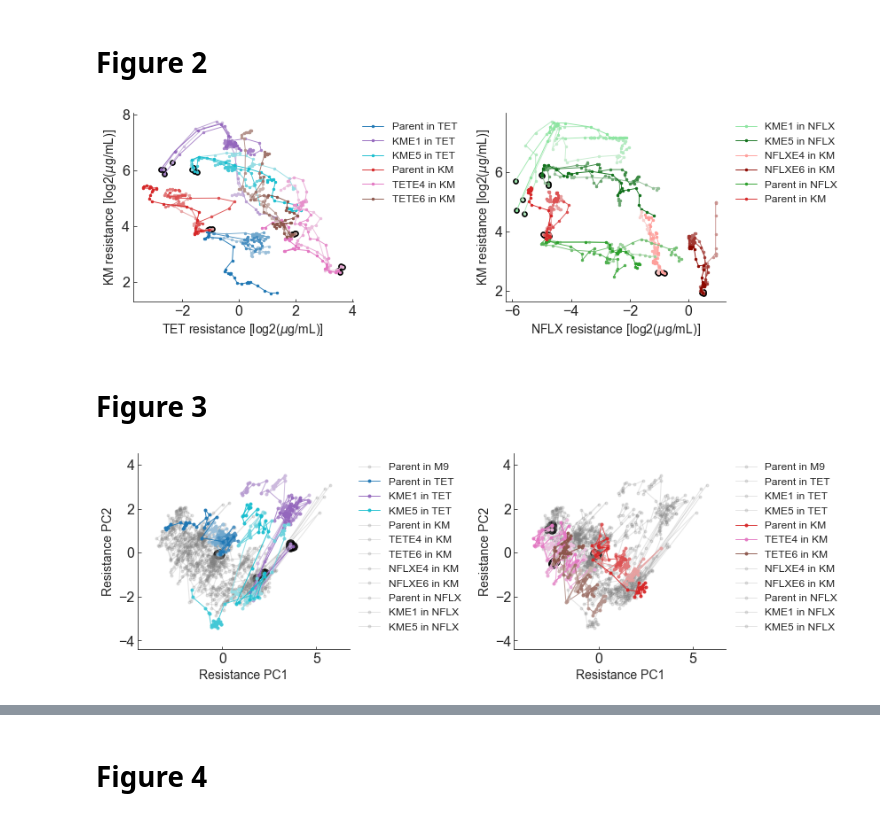
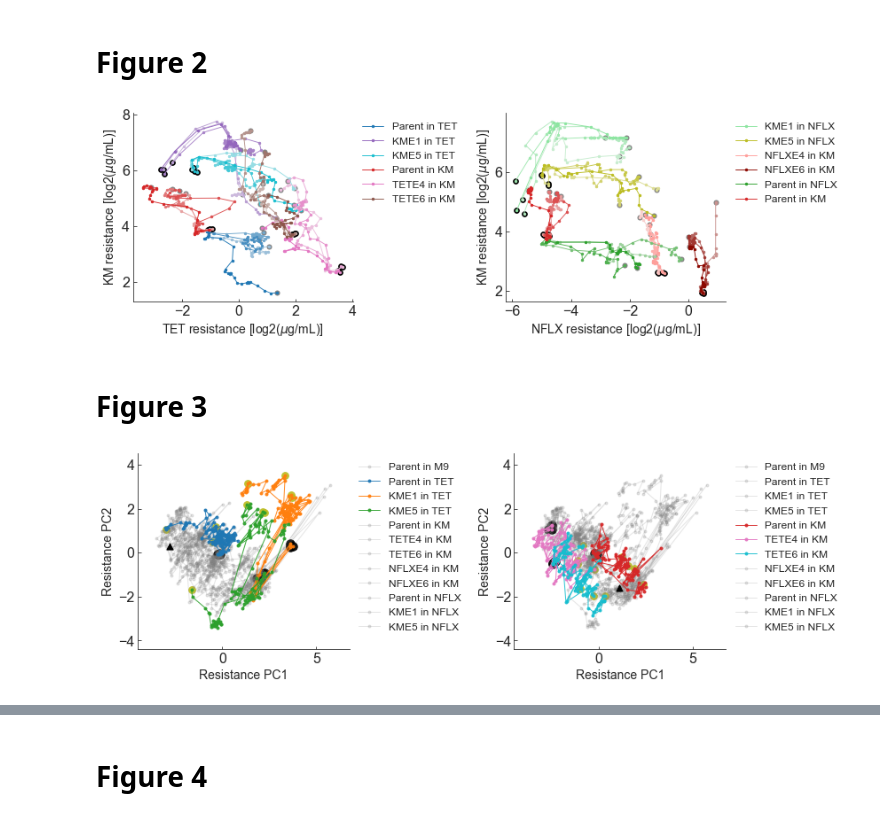
Before and after one commit to jiwasawa/resistance-landscape, a Jupyter notebook: programs_for_figure_generation.ipynb, the cells around one changed output, grey strips where cells are left out. Saved outputs shown, nothing was run; the diff lists cells and outputs as text; code cells hidden in the pictures.

```diff
--- a/programs_for_figure_generation.ipynb
+++ b/programs_for_figure_generation.ipynb
@@ -190,7 +190,7 @@ sns_theme1 = "tab10"
 sns_theme2 = "pastel"
 sns_theme3 = "dark"
 c_km1_nflx = "light:" + sns.color_palette(sns_theme2).as_hex()[2]
-c_km5_nflx = "light:" + sns.color_palette(sns_theme3).as_hex()[2]
+c_km5_nflx = "light:" + sns.color_palette(sns_theme1).as_hex()[8]
 c_nflx4_km = "light:" + sns.color_palette(sns_theme2).as_hex()[3]
 c_nflx6_km = "light:" + sns.color_palette(sns_theme3).as_hex()[3]
 c_parent_nflx = "light:" + sns.color_palette(sns_theme1).as_hex()[2]
@@ -219,7 +219,7 @@ ax2.spines['top'].set_visible(False)
 plt.tight_layout()
 #plt.savefig(str(save_path / "Fig2.pdf"), dpi=300, bbox_inches="tight")
 # %% [output]
-[figure, old version]
+[figure, new version]
 # %% [markdown]
 # Figure 3
 # %%
@@ -227,14 +227,55 @@ plt.tight_layout()
 roll_win = 3
 alph = 0.2
 matplotlib.rcParams.update({'legend.fontsize': 12})
+h = 0.9
+colormap = plt.get_cmap('rainbow', 256)
+colormap = truncate_colormap(colormap, 0.1, 1, 256)
+stride = 30
+res = 1000  # resolution
+
+X = np.linspace(x_min, x_max, res)
+Y = np.linspace(y_min, y_max, res)
+XX, YY = np.meshgrid(X, Y, sparse=True)
 
 sns_theme = "tab10"
 c_parent_tet = "light:" + sns.color_palette(sns_theme).as_hex()[0]
-c_km1_tet = "light:" + sns.color_palette(sns_theme).as_hex()[4]
-c_km5_tet = 'light:' + sns.color_palette(sns_theme).as_hex()[9]
+c_km1_tet = "light:" + sns.color_palette(sns_theme).as_hex()[1]
+c_km5_tet = 'light:' + sns.color_palette(sns_theme).as_hex()[2]
 c_parent_km = "light:" + sns.color_palette(sns_theme).as_hex()[3]
 c_tet4_km = "light:" + sns.color_palette(sns_theme).as_hex()[6]
-c_tet6_km = "light:" + sns.color_palette(sns_theme).as_hex()[5]
+c_tet6_km = "light:" + sns.color_palette(sns_theme).as_hex()[9]
+
+
+def calc_landscape_peak(
+    stress_index,
+    h,
+    colormap,
+    stride,
+    res,
+    XX,
+    YY,
+):
+    fitness, ave_quantized = quantize_map(stress_index=stress_index,
+                                          grid_size=grid_size)
+    nonnan_loc = np.argwhere(~np.isnan(ave_quantized))
+
+    rel_fit = ave_quantized - np.nanmin(ave_quantized)
+    rel_fit = [
+        rel_fit[nonnan_loc[i][0], nonnan_loc[i][1]]
+        for i in range(nonnan_loc.shape[0])
+    ]
+    mu1 = nonnan_loc[:, 1]
+    mu2 = nonnan_loc[:, 0]
+
+    # convert parameters to units of the PCA space
+    Mu1 = mu1 * grid_size + x_min
+    Mu2 = mu2 * grid_size + y_min
+    H = h * grid_size
+
+    Z = fitted_2d_func(XX, YY, Mu1, Mu2, H, H, rel_fit)
+    max_y, max_x = np.unravel_index(Z.argmax(), Z.shape)
+    return max_x, max_y
+
 
 plt.subplots(1, 2, figsize=(12, 4))
 
@@ -288,6 +329,17 @@ traj_pca_df = plot_pca_traj('KME5 in NFLX',
                             traj_pca_df=traj_pca_df,
                             c="gray",
                             alpha=alph)
+max_x, max_y = calc_landscape_peak(
+    0,
+    h,
+    colormap,
+    stride,
+    res,
+    XX,
+    YY,
+)
+plt.scatter(X[max_x], Y[max_y], color="k", marker="^", zorder=4, s=50)
+
 plt.xlim(traj_pca_df.iloc[:, 0].min() - 1, traj_pca_df.iloc[:, 0].max() + 1)
 plt.ylim(traj_pca_df.iloc[:, 1].min() - 1, traj_pca_df.iloc[:, 1].max() + 1)
 plt.xlabel('Resistance PC1', fontsize=14)
@@ -330,34 +382,45 @@ traj_pca_df = plot_pca_traj('NFLXE4 in KM',
                             traj_pca_df=traj_pca_df,
                             c="gray",
                             alpha=alph)
 traj_pca_df = plot_pca_traj('NFLXE6 in KM',
                             traj_pca_df=traj_pca_df,
                             c="gray",
                             alpha=alph)
 traj_pca_df = plot_pca_traj('Parent in NFLX',
                             traj_pca_df=traj_pca_df,
                             c="gray",
                             alpha=alph)
 traj_pca_df = plot_pca_traj('KME1 in NFLX',
                             traj_pca_df=traj_pca_df,
                             c="gray",
                             alpha=alph)
 traj_pca_df = plot_pca_traj('KME5 in NFLX',
                             traj_pca_df=traj_pca_df,
                             c="gray",
                             alpha=alph)
+max_x, max_y = calc_landscape_peak(
+    1,
+    h,
+    colormap,
+    stride,
+    res,
+    XX,
+    YY,
+)
+plt.scatter(X[max_x], Y[max_y], color="k", marker="^", zorder=4, s=50)
+
 plt.xlim(traj_pca_df.iloc[:, 0].min() - 1, traj_pca_df.iloc[:, 0].max() + 1)
 plt.ylim(traj_pca_df.iloc[:, 1].min() - 1, traj_pca_df.iloc[:, 1].max() + 1)
 plt.xlabel('Resistance PC1', fontsize=14)
 plt.ylabel('Resistance PC2', fontsize=14)
 plt.legend(frameon=False, bbox_to_anchor=(1., 1))
 ax4.spines['right'].set_visible(False)
 ax4.spines['top'].set_visible(False)
 
 plt.tight_layout()
 #plt.savefig(str(save_path / "Fig3-1.pdf"), dpi=300, bbox_inches="tight")
 # %% [output]
-[figure, old version]
+[figure, new version]
 # %%
 # Fig. 3-2
 
```
Also changed, not shown: parts of 1 cell of this notebook, 3 other files.
